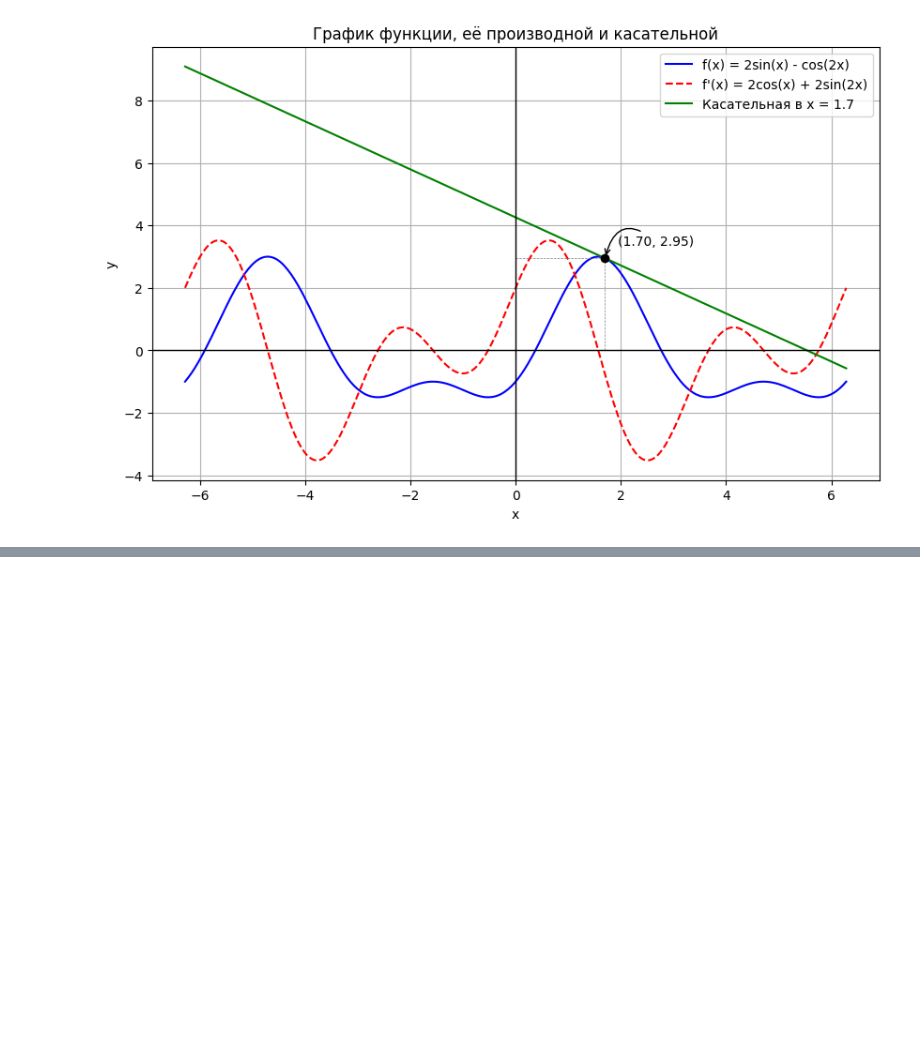
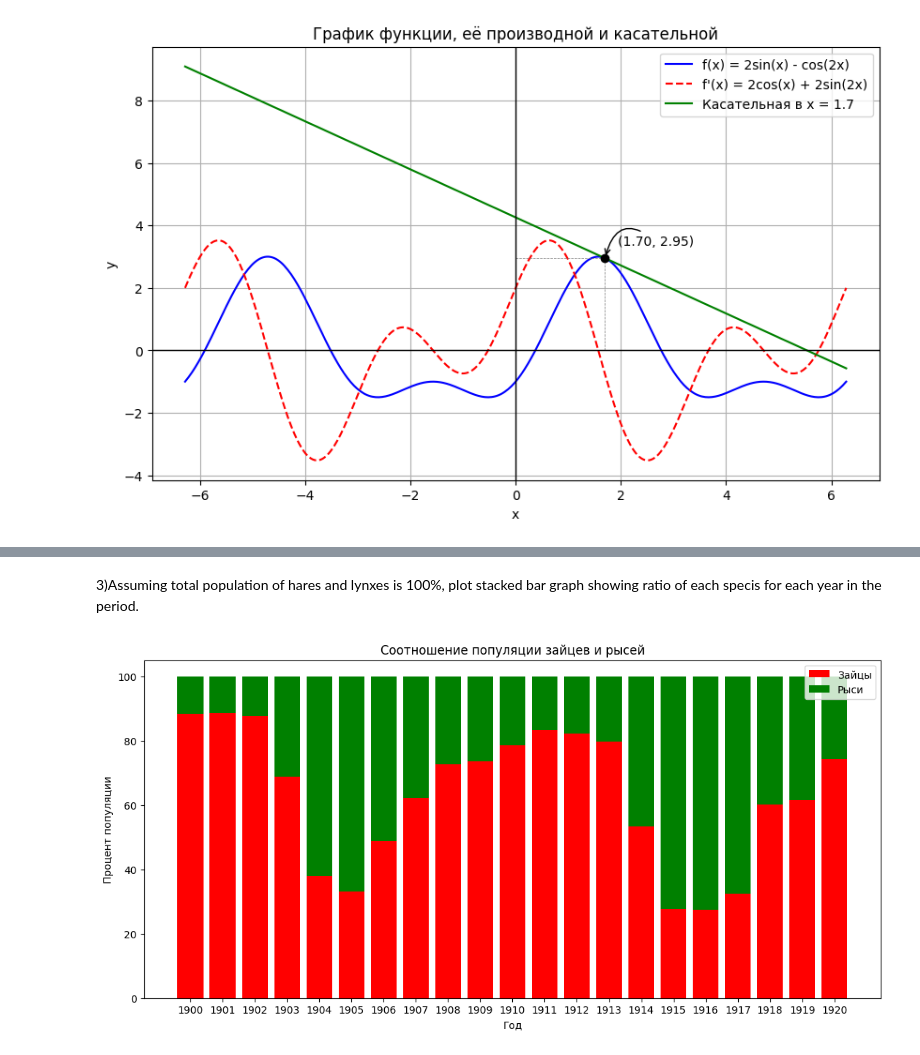
Before and after one commit to YanaStekolshchikova/StatPrak25, a Jupyter notebook: дз2.ipynb, the cells around one changed output, grey strips where cells are left out. Drawn from its saved outputs; the diff is of its cells as text; code cells hidden in the pictures; blank space fills up the shorter version.

```diff
--- a/дз2.ipynb
+++ b/дз2.ipynb
@@ -67,0 +142,32 @@ beauty_derivative_plot(1.7)
+# %% [markdown]
+3)Assuming total population of hares and lynxes is 100%, plot stacked bar graph showing ratio of each specis for each year in the period.
+# %%
+import numpy as np
+import matplotlib.pyplot as plt
+
+data = np.loadtxt('populations.txt', skiprows=1)
+
+years = data[:, 0]
+hares = data[:, 1]
+lynxes = data[:, 2]
+
+
+total_population = hares + lynxes # общая популяция
+
+hares_ratio = hares / total_population * 100
+lynxes_ratio = lynxes / total_population * 100
+
+plt.figure(figsize=(13, 6))
+
+plt.bar(years, hares_ratio, label='Зайцы', color='r')
+plt.bar(years, lynxes_ratio, label='Рыси', color='g', bottom=hares_ratio)
+
+plt.xlabel('Год')
+plt.ylabel('Процент популяции')
+plt.title('Соотношение популяции зайцев и рысей')
+plt.legend()
+plt.xticks(years.astype(int))
+
+plt.show()
+# %% [output]
+[figure, added]
```
Also changed, not shown: parts of 15 cells of this notebook.
